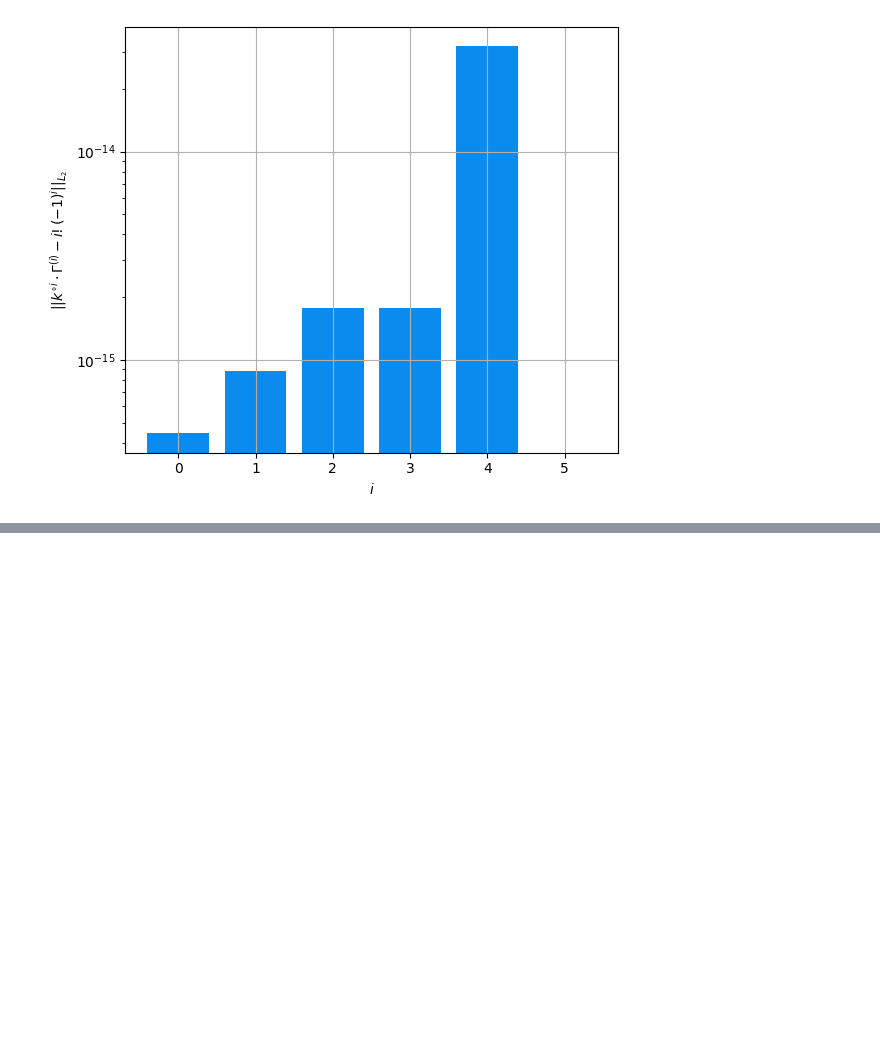
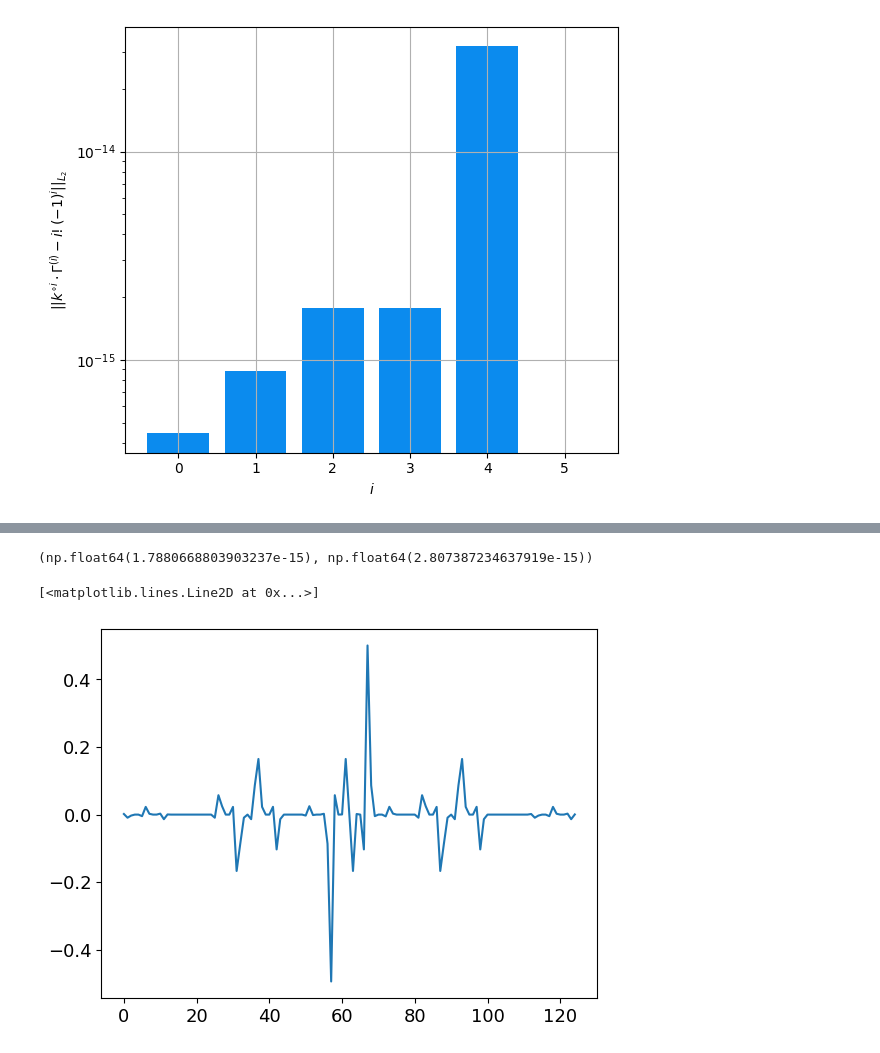
Before and after one commit to JonasErbesdobler/PyWVLTConCoeff, a Jupyter notebook: notebooks/debug.ipynb, the cells around one changed output, grey strips where cells are left out. Saved outputs shown, nothing was run; the diff lists cells and outputs as text; code cells hidden in the pictures; blank space fills up the shorter version.

```diff
--- a/notebooks/debug.ipynb
+++ b/notebooks/debug.ipynb
@@ -258,0 +349,41 @@ plt.plot(test[0])
+# %%
+wvlt = 'db3'
+deriv_orders = np.array([1, 1])
+residuals = True
+
+# get filter bank of specified wavelet
+rec_lo = np.asarray(pywt.Wavelet(wvlt).filter_bank[2])
+
+# remove zeros from the reconstruction low-pass
+filt = rec_lo[rec_lo != 0]
+
+# set constants
+filt_len = len(filt)
+filt_idx = np.arange(-filt_len + 2, filt_len - 1)
+num_nonzero_coeffs = 2 * filt_len - 3
+
+# get the order of derivation for each term
+i1 = deriv_orders[0]
+i2 = deriv_orders[1]
+
+# compute two-term coefficients for each derivation order
+two_term_i1 = two_term_coeff_solver(wvlt, np.array([i1]))
+two_term_i2 = two_term_coeff_solver(wvlt, np.array([i2]))
+
+def map_indices(j, k):
+    idx = (j + filt_len - 2) * num_nonzero_coeffs + (k + filt_len - 2)
+    return idx
+
+# populate the block matrix from refinement relations
+three_term_ref = np.zeros((num_nonzero_coeffs**2, num_nonzero_coeffs**2))
+for k1_out in filt_idx:
+    for k2_out in filt_idx:
+        r = map_indices(k1_out, k2_out)
+        for n0 in range(filt_len):
+            for n1 in range(filt_len):
+                for n2 in range(filt_len):
+                    k1_in = 2 * k1_out + n1 - n0
+                    k2_in = 2 * k2_out + n2 - n0
+                    if np.abs(k1_in) < filt_len - 1 and np.abs(k2_in) < filt_len - 1:
+                        c = map_indices(k1_in, k2_in)
+                        three_term_ref[r, c] += filt[n0] * filt[n1] * filt[n2]
@@ -258,0 +494,9 @@ plt.plot(test[0])
+# %%
+ref_error, mom_error
+# %% [output]
+(np.float64(1.7880668803903237e-15), np.float64(2.807387234637919e-15))
+# %%
+plt.plot(four_term_coeff)
+# %% [output]
+[<matplotlib.lines.Line2D at 0x...>]
+[figure, added]
```
Also changed, not shown: parts of 14 cells of this notebook, 4 other files.
